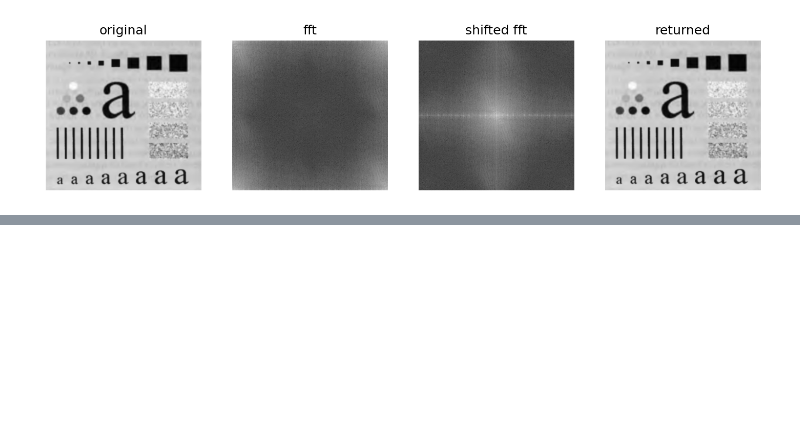
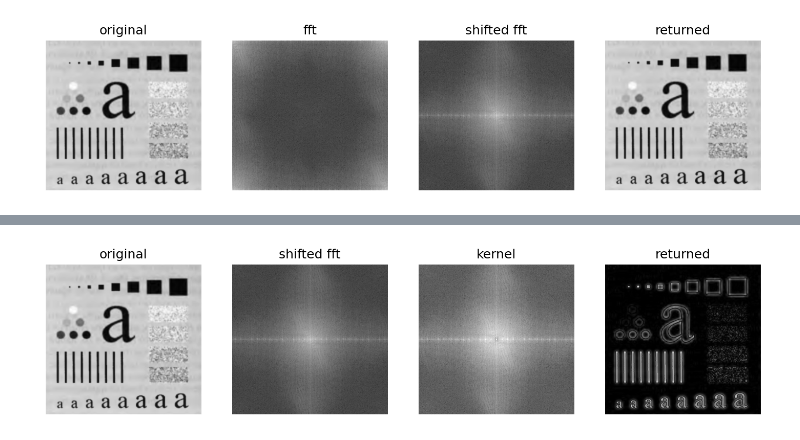
Before and after one commit to mor1ins/cvision_labs, a Jupyter notebook: cvision_kuliev_lab6.ipynb, the cells around one changed output, grey strips where cells are left out. Drawn from its saved outputs; the diff is of its cells as text; code cells hidden in the pictures; blank space fills up the shorter version.

```diff
--- a/cvision_kuliev_lab6.ipynb
+++ b/cvision_kuliev_lab6.ipynb
@@ -128,0 +129,13 @@ ideal_hff_filter()
+# %%
+def gaussian_hpf():
+    original = get_image()
+    f = fft(original)
+    gaussian = f - ndimage.fourier_gaussian(f, sigma=5)
+    filtered = reverse(np.abs(fft(gaussian)))
+    plot_image([original, log_norm(shift(f)), log_norm(shift(gaussian)), filtered],
+              labels=[ 'original', 'shifted fft', 'kernel', 'returned' ])
+
+
+gaussian_hpf()
+# %% [output]
+[figure, added]
```
Also changed, not shown: parts of 5 cells of this notebook, 1 other file.
